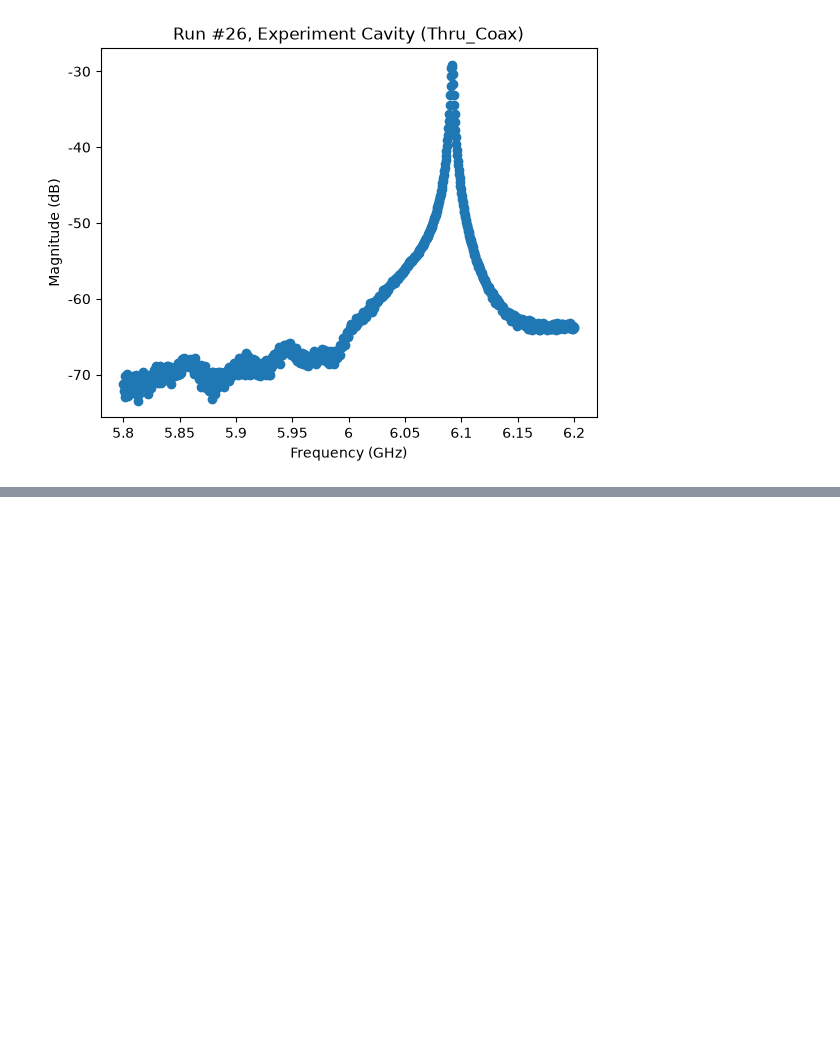
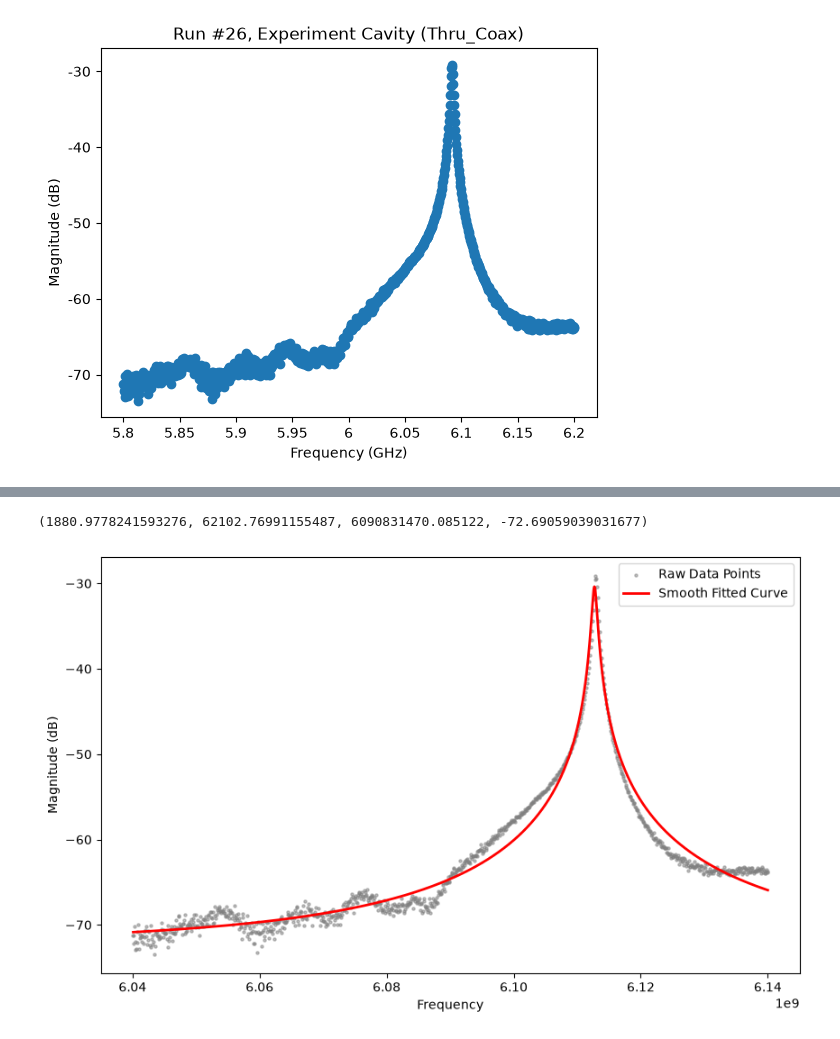
Before and after one commit to Ianborden/Quantum-APL, a Jupyter notebook: qcodes.ipynb, the cells around one changed output, grey strips where cells are left out. Saved outputs shown, nothing was run; the diff lists cells and outputs as text; code cells hidden in the pictures; blank space fills up the shorter version.

```diff
--- a/qcodes.ipynb
+++ b/qcodes.ipynb
@@ -156,3 +195,9 @@ plt.show()
+# %%
+import pandas as pd
+
+# # Load the CSV file into a DataFrame
+df = pd.read_csv('qcodes_cavity_test_fr_at_6GHz_range=5.8-6.2GHz.csv',  sep='\t', header=None)
+mag = df[1]
 # %%
 popt
 # %% [output]
@@ -159,0 +205,32 @@ array([ 1.88092869e+03,  6.21027197e+04,  6.09083153e+09, -7.26905975e+01])
+# %%
+optimal_Ql, optimal_Qc, optimal_fr, optimal_baseline
+# %% [output]
+(1880.9778241593276, 62102.76991155487, 6090831470.085122, -72.69059039031677)
+# %%
+from scipy.optimize import curve_fit
+x_data = np.linspace(6.04e9, 6.14e9, 1001)
+y_data = np.array(mag[:1001])
+
+guess_Ql = 2*10**3.0
+guess_Qc = 5*10**4.0
+peak_index = np.argmax(y_data)
+guess_fr = x_data[peak_index]
+guess_baseline = -70
+p0_guesses = [guess_Ql, guess_Qc, guess_fr, guess_baseline]
+
+popt, _ = curve_fit(convert_S21_other_to_dB, x_data, y_data, p0=p0_guesses)
+optimal_Ql, optimal_Qc, optimal_fr, optimal_baseline = popt
+
+x_curve = np.linspace(x_data[1], x_data[-1], 5000)
+y_curve = convert_S21_other_to_dB(x_curve, optimal_Ql, optimal_Qc, optimal_fr, optimal_baseline)
+
+
+plt.figure(figsize=(10, 6))
+plt.scatter(x_data, y_data, color='gray', alpha=0.5, s=5, label='Raw Data Points')
+plt.plot(x_curve, y_curve, color='red', linewidth=2, label='Smooth Fitted Curve')
+plt.xlabel('Frequency')
+plt.ylabel('Magnitude (dB)')
+plt.legend()
+plt.show()
+# %% [output]
+[figure, added]
```
Also changed, not shown: parts of 17 cells of this notebook, 10 other files.
